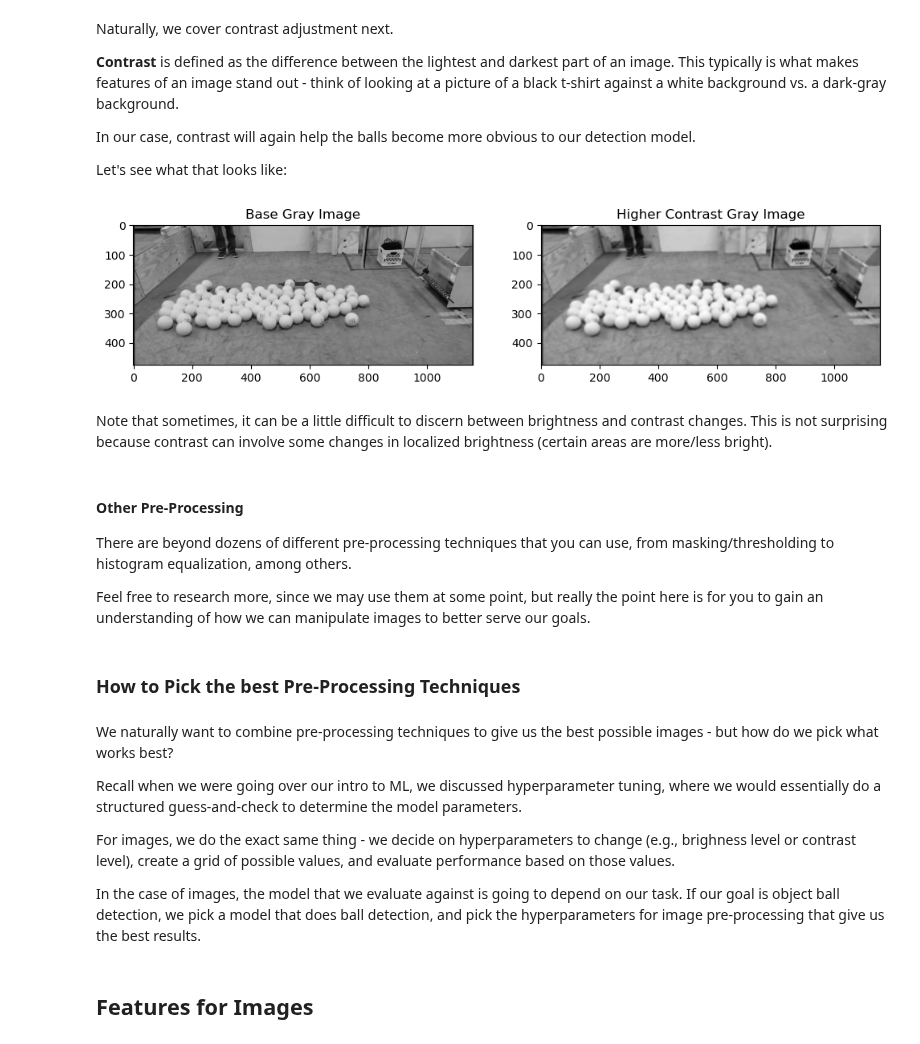
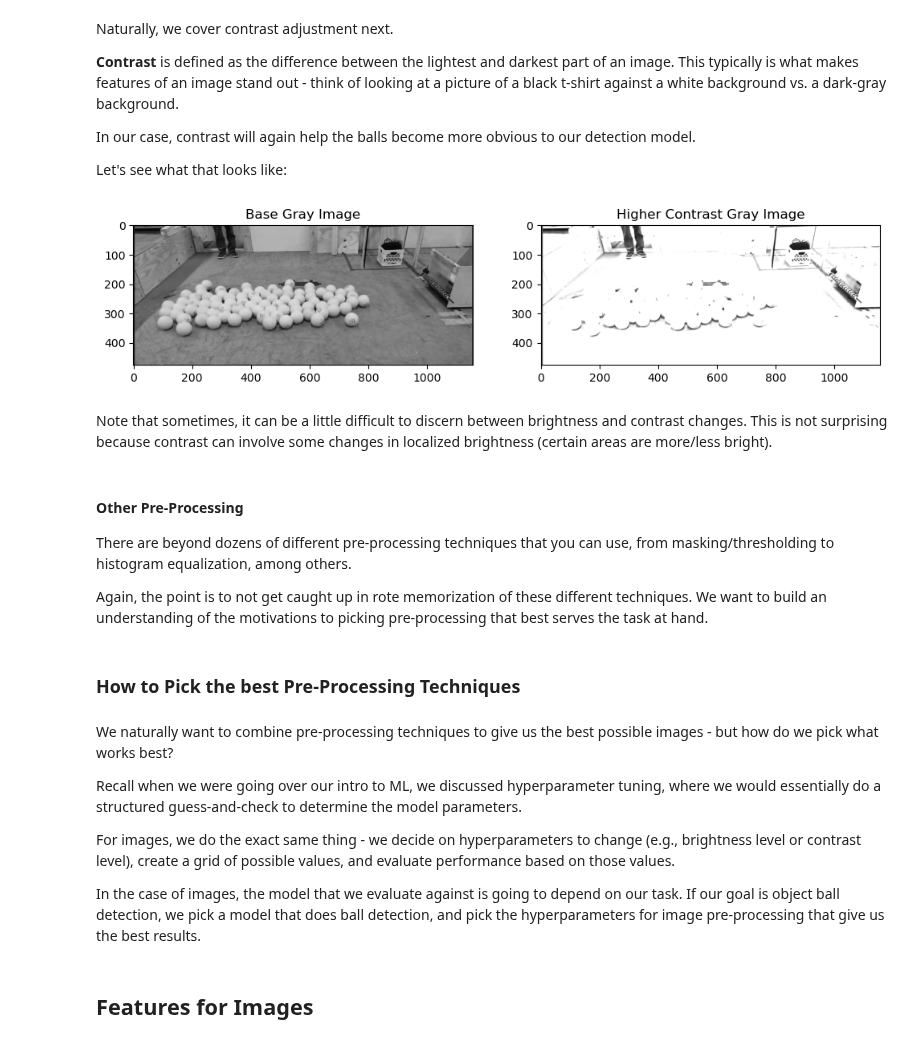
Before and after one commit to nickmelamed/mortorq_instruction, a Jupyter notebook: ml_resources/cv_primer/02-features.ipynb, the cells around one changed output. Cells and saved outputs as stored; diff of their text form; code cells hidden in the pictures.

```diff
--- a/ml_resources/cv_primer/02-features.ipynb
+++ b/ml_resources/cv_primer/02-features.ipynb
@@ -153,19 +152,19 @@ Let's see what that looks like:
 # %%
 contrast_img = cv2.convertScaleAbs(img_grayscale, alpha=3.0, beta=0) # no brightness change, just contrast
 
 # plot higher contrast vs. basic gray image
 
 fig, ax = plt.subplots(nrows=1, ncols=2, figsize=(12, 8))
 
 ax[0].imshow(img_grayscale, cmap = 'gray')
 ax[0].set_title('Base Gray Image')
 
-ax[1].imshow(img_blurred, cmap = 'gray')
+ax[1].imshow(contrast_img, cmap = 'gray')
 ax[1].set_title('Higher Contrast Gray Image')
 
 plt.show()
 # %% [output]
-[figure, old version]
+[figure, new version]
 # %% [markdown]
 Note that sometimes, it can be a little difficult to discern between brightness and contrast changes. This is not surprising because contrast can involve some changes in localized brightness (certain areas are more/less bright).
 # %% [markdown]
@@ -173,7 +172,7 @@ Note that sometimes, it can be a little difficult to discern between brightness
 
 There are beyond dozens of different pre-processing techniques that you can use, from masking/thresholding to histogram equalization, among others.
 
-Feel free to research more, since we may use them at some point, but really the point here is for you to gain an understanding of how we can manipulate images to better serve our goals.
+Again, the point is to not get caught up in rote memorization of these different techniques. We want to build an understanding of the motivations to picking pre-processing that best serves the task at hand.
 # %% [markdown]
 ### How to Pick the best Pre-Processing Techniques
 # %% [markdown]
@@ -181,7 +180,7 @@ We naturally want to combine pre-processing techniques to give us the best possi
 
 Recall when we were going over our intro to ML, we discussed hyperparameter tuning, where we would essentially do a structured guess-and-check to determine the model parameters.
 
-For images, we do the exact same thing - we decide on hyperparameters to change (e.g., brighness level or contrast level), create a grid of possible values, and evaluate performance based on those values.
+For images, we do the exact same thing - we decide on hyperparameters to change (e.g., brightness level or contrast level), create a grid of possible values, and evaluate performance based on those values.
 
 In the case of images, the model that we evaluate against is going to depend on our task. If our goal is object ball detection, we pick a model that does ball detection, and pick the hyperparameters for image pre-processing that give us the best results.
 # %% [markdown]
```
Also changed, not shown: parts of 14 cells of this notebook.
